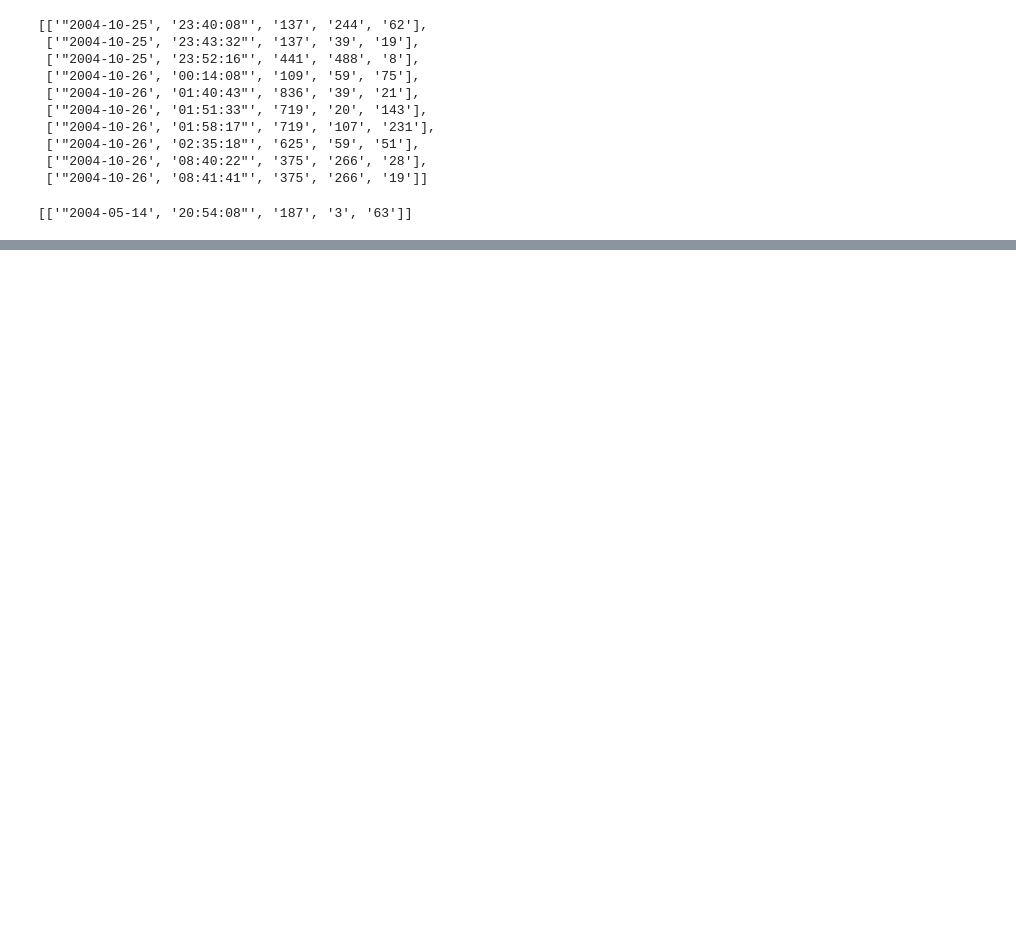
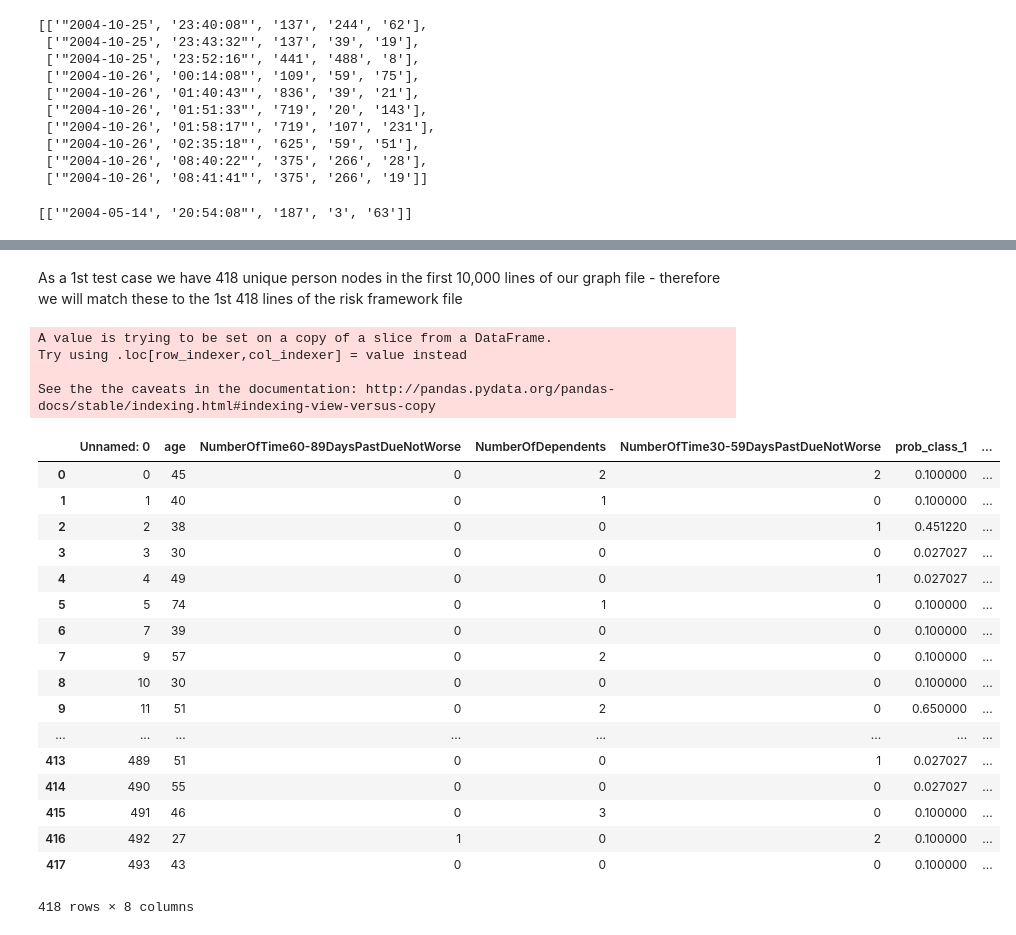
Before and after one commit to psiwiera/python_modeling, a Jupyter notebook: Graph_analysis/Neo4j dataset exploration (Python3).ipynb, the cells around one changed output, grey strips where cells are left out. Drawn from its saved outputs; the diff is of its cells as text; code cells hidden in the pictures; blank space fills up the shorter version.

```diff
--- a/Graph_analysis/Neo4j dataset exploration (Python3).ipynb
+++ b/Graph_analysis/Neo4j dataset exploration (Python3).ipynb
@@ -93,7 +93,7 @@ data_array
 # %%
 #Creating an empty dataframe to populate in python
 index = np.arange(len(data_array)) #Number of indexes needed
-columns = ['date','time', 'person', 'forum', 'unknown']
+columns = ['datetime', 'person', 'forum', 'unknown']
 df = pd.DataFrame(columns=columns, index = index)
 
 #create data frame from array
@@ -192,0 +254,32 @@ data_array[1:2]
+# %% [markdown]
+As a 1st test case we have 418 unique person nodes in the first 10,000 lines of our graph file - therefore we will match these to the 1st 418 lines of the risk framework file
+# %%
+# get the first 418 unique values from our graph file
+to_merge = pd.unique(df.person.ravel())[0:418] #These are the values we need to add as a column in the data_results data_frame
+
+data_results_mini = data_results[0:418] #Shrink data_results to correct size
+data_results_mini['fraud_prob'] = to_merge #Add an extra column which is the probability of fraud
+data_results_mini
+# %% [output]
+A value is trying to be set on a copy of a slice from a DataFrame.
+Try using .loc[row_indexer,col_indexer] = value instead
+
+See the the caveats in the documentation: http://pandas.pydata.org/pandas-docs/stable/indexing.html#indexing-view-versus-copy
+|  | Unnamed: 0 | age | NumberOfTime60-89DaysPastDueNotWorse | NumberOfDependents | NumberOfTime30-59DaysPastDueNotWorse | prob_class_1 | ... |
+| 0 | 0 | 45 | 0 | 2 | 2 | 0.100000 | ... |
+| 1 | 1 | 40 | 0 | 1 | 0 | 0.100000 | ... |
+| 2 | 2 | 38 | 0 | 0 | 1 | 0.451220 | ... |
+| 3 | 3 | 30 | 0 | 0 | 0 | 0.027027 | ... |
+| 4 | 4 | 49 | 0 | 0 | 1 | 0.027027 | ... |
+| 5 | 5 | 74 | 0 | 1 | 0 | 0.100000 | ... |
+| 6 | 7 | 39 | 0 | 0 | 0 | 0.100000 | ... |
+| 7 | 9 | 57 | 0 | 2 | 0 | 0.100000 | ... |
+| 8 | 10 | 30 | 0 | 0 | 0 | 0.100000 | ... |
+| 9 | 11 | 51 | 0 | 2 | 0 | 0.650000 | ... |
+| ... | ... | ... | ... | ... | ... | ... | ... |
+| 413 | 489 | 51 | 0 | 0 | 1 | 0.027027 | ... |
+| 414 | 490 | 55 | 0 | 0 | 0 | 0.027027 | ... |
+| 415 | 491 | 46 | 0 | 3 | 0 | 0.100000 | ... |
+| 416 | 492 | 27 | 1 | 0 | 2 | 0.100000 | ... |
+| 417 | 493 | 43 | 0 | 0 | 0 | 0.100000 | ... |
+418 rows × 8 columns
```
Also changed, not shown: parts of 9 cells of this notebook, 9 other files.
